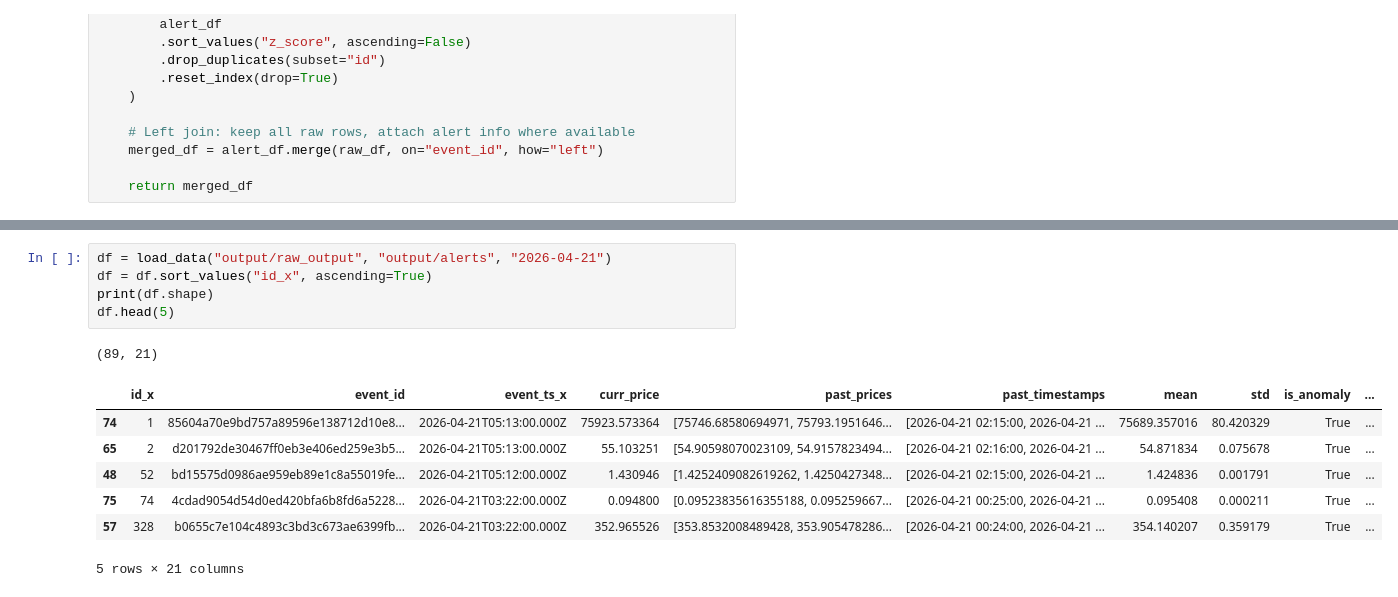
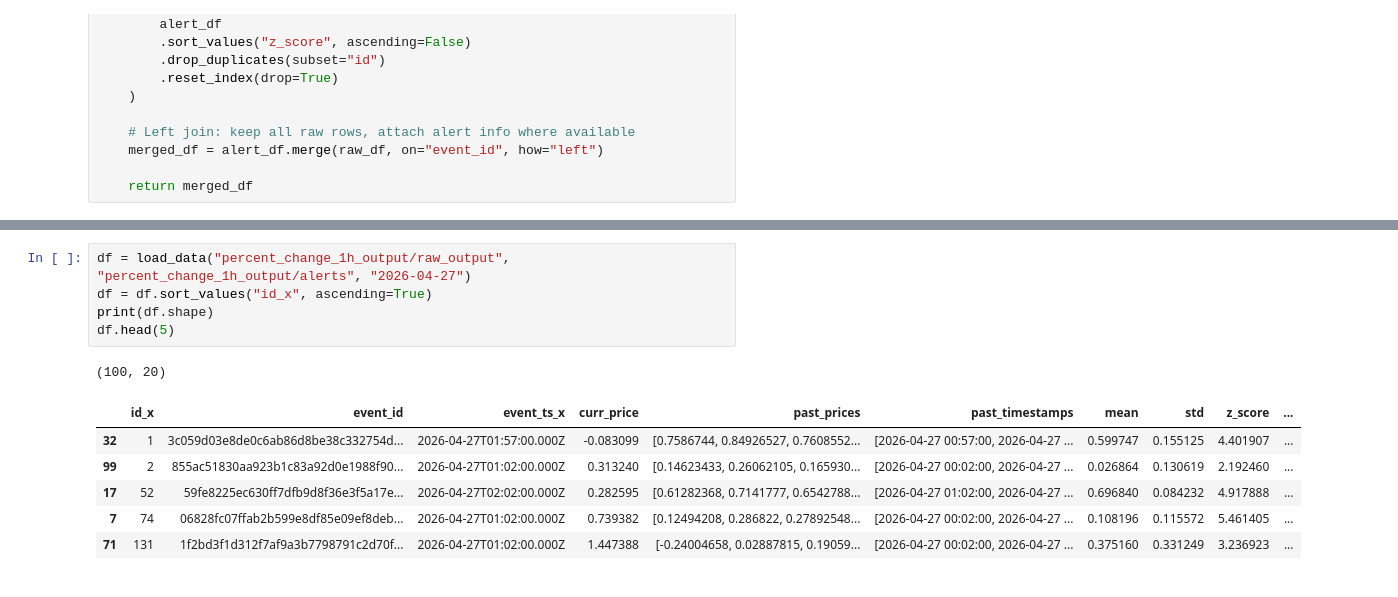
Before and after one commit to dlinus231/data-engineering-anomaly-detector, a Jupyter notebook: generate_anomaly_plots.ipynb, the cells around one changed output, grey strips where cells are left out. Saved outputs shown, nothing was run; the diff lists cells and outputs as text.

```diff
--- a/generate_anomaly_plots.ipynb
+++ b/generate_anomaly_plots.ipynb
@@ -134,19 +134,18 @@ def plot_anomalies(df: pd.DataFrame, z_threshold: float = 2.0, n_rows: int = 10)
     plt.show()
     print("Plot saved to anomaly_plot.png")
 # %%
-df = load_data("output/raw_output", "output/alerts", "2026-04-21")
+df = load_data("percent_change_1h_output/raw_output", "percent_change_1h_output/alerts", "2026-04-27")
 df = df.sort_values("id_x", ascending=True)
 print(df.shape)
 df.head(5)
 # %% [output]
-(89, 21)
+(100, 20)
-|  | id_x | event_id | event_ts_x | curr_price | past_prices | past_timestamps | mean | std | is_anomaly | ... |
-| 74 | 1 | 85604a70e9bd757a89596e138712d10e8... | 2026-04-21T05:13:00.000Z | 75923.573364 | [75746.68580694971, 75793.1951646... | [2026-04-21 02:15:00, 2026-04-21 ... | 75689.357016 | 80.420329 | True | ... |
-| 65 | 2 | d201792de30467ff0eb3e406ed259e3b5... | 2026-04-21T05:13:00.000Z | 55.103251 | [54.90598070023109, 54.9157823494... | [2026-04-21 02:16:00, 2026-04-21 ... | 54.871834 | 0.075678 | True | ... |
-| 48 | 52 | bd15575d0986ae959eb89e1c8a55019fe... | 2026-04-21T05:12:00.000Z | 1.430946 | [1.4252409082619262, 1.4250427348... | [2026-04-21 02:15:00, 2026-04-21 ... | 1.424836 | 0.001791 | True | ... |
-| 75 | 74 | 4cdad9054d54d0ed420bfa6b8fd6a5228... | 2026-04-21T03:22:00.000Z | 0.094800 | [0.09523835616355188, 0.095259667... | [2026-04-21 00:25:00, 2026-04-21 ... | 0.095408 | 0.000211 | True | ... |
-| 57 | 328 | b0655c7e104c4893c3bd3c673ae6399fb... | 2026-04-21T03:22:00.000Z | 352.965526 | [353.8532008489428, 353.905478286... | [2026-04-21 00:24:00, 2026-04-21 ... | 354.140207 | 0.359179 | True | ... |
+|  | id_x | event_id | event_ts_x | curr_price | past_prices | past_timestamps | mean | std | z_score | ... |
+| 32 | 1 | 3c059d03e8de0c6ab86d8be38c332754d... | 2026-04-27T01:57:00.000Z | -0.083099 | [0.7586744, 0.84926527, 0.7608552... | [2026-04-27 00:57:00, 2026-04-27 ... | 0.599747 | 0.155125 | 4.401907 | ... |
+| 99 | 2 | 855ac51830aa923b1c83a92d0e1988f90... | 2026-04-27T01:02:00.000Z | 0.313240 | [0.14623433, 0.26062105, 0.165930... | [2026-04-27 00:02:00, 2026-04-27 ... | 0.026864 | 0.130619 | 2.192460 | ... |
+| 17 | 52 | 59fe8225ec630ff7dfb9d8f36e3f5a17e... | 2026-04-27T02:02:00.000Z | 0.282595 | [0.61282368, 0.7141777, 0.6542788... | [2026-04-27 01:02:00, 2026-04-27 ... | 0.696840 | 0.084232 | 4.917888 | ... |
+| 7 | 74 | 06828fc07ffab2b599e8df85e09ef8deb... | 2026-04-27T01:02:00.000Z | 0.739382 | [0.12494208, 0.286822, 0.27892548... | [2026-04-27 00:02:00, 2026-04-27 ... | 0.108196 | 0.115572 | 5.461405 | ... |
+| 71 | 131 | 1f2bd3f1d312f7af9a3b7798791c2d70f... | 2026-04-27T01:02:00.000Z | 1.447388 | [-0.24004658, 0.02887815, 0.19059... | [2026-04-27 00:02:00, 2026-04-27 ... | 0.375160 | 0.331249 | 3.236923 | ... |
-5 rows × 21 columns
 # %%
 plot_anomalies(df, z_threshold=2.5)
 # %% [output]
```
Also changed, not shown: parts of 2 cells of this notebook, 1 other file.
